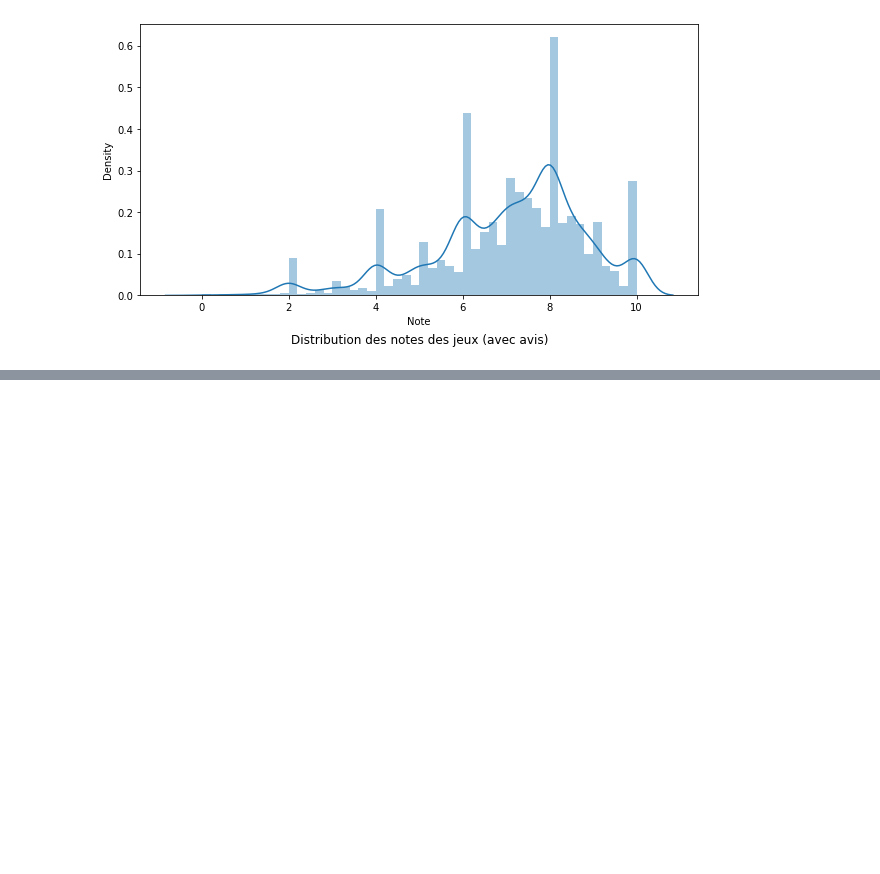
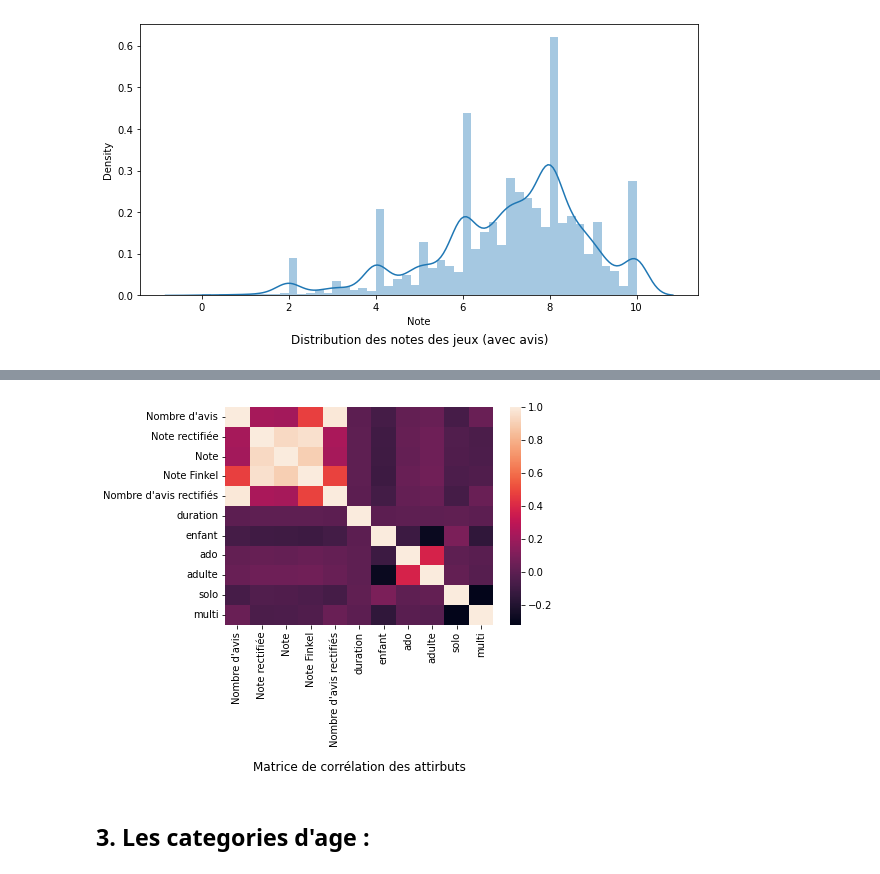
Before and after one commit to Amayas29/review-analysis, a Jupyter notebook: src/stats_jeux.ipynb, the cells around one changed output, grey strips where cells are left out. Cells and saved outputs as stored; diff of their text form; code cells hidden in the pictures; blank space fills up the shorter version.

```diff
--- a/src/stats_jeux.ipynb
+++ b/src/stats_jeux.ipynb
@@ -100,0 +145,8 @@ sns.heatmap(df_jeux_up.corr())
+# %%
+sns.heatmap(df_jeux_up.corr())
+plt.title('Matrice de corrélation des attirbuts', y=-0.7)
+plt.show()
+# %% [output]
+[figure, added]
+# %% [markdown]
+## 3. Les categories d'age :
```
Also changed, not shown: parts of 34 cells of this notebook, 2 other files.
